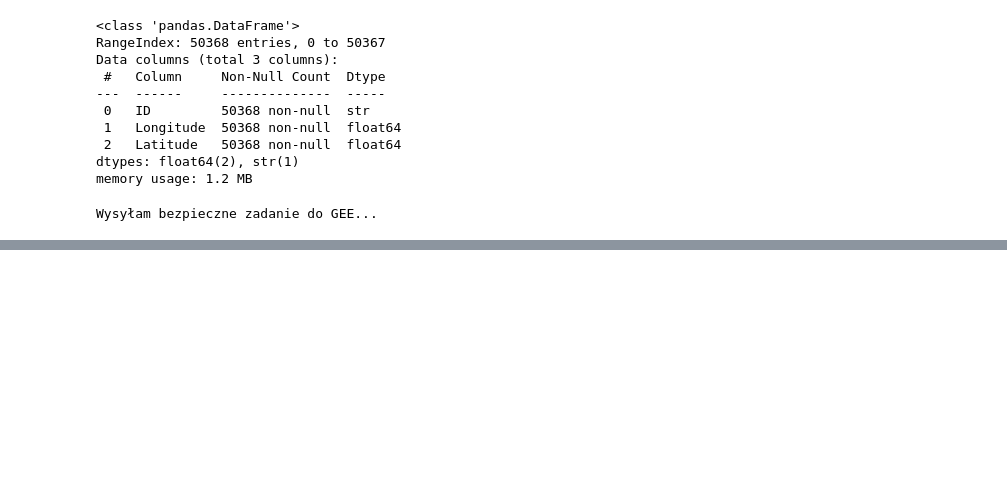
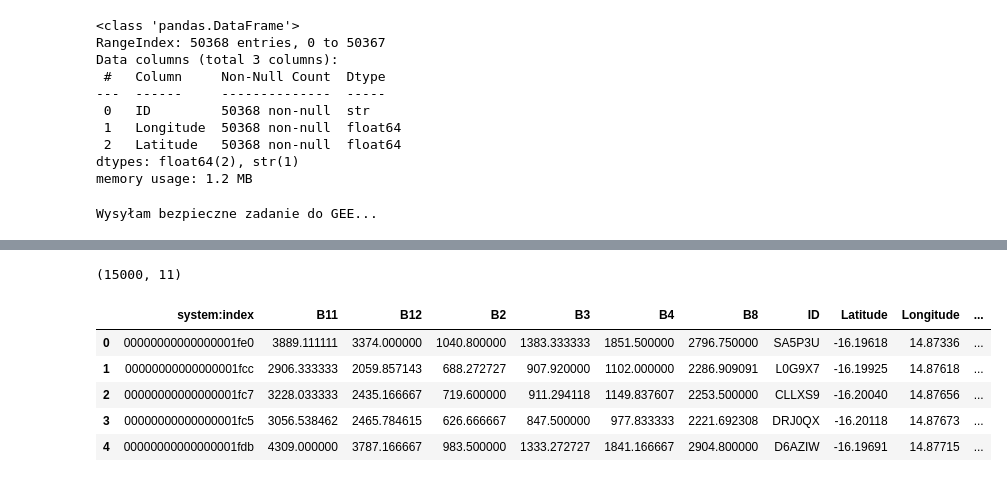
Before and after one commit to lucknera/projekt_interdyscyplinarny, a Jupyter notebook: models/olek-fe.ipynb, the cells around one changed output, grey strips where cells are left out. Cells and saved outputs as stored; diff of their text form; code cells hidden in the pictures; blank space fills up the shorter version.

```diff
--- a/models/olek-fe.ipynb
+++ b/models/olek-fe.ipynb
@@ -545,0 +558,12 @@ Wysyłam bezpieczne zadanie do GEE...
+# %%
+EE_df2 = pd.read_csv('../features/EE_data/dane_satelitarne_gleba_50k_second_part.csv')
+print(EE_df2.shape)
+EE_df2.head()
+# %% [output]
+(15000, 11)
+|  | system:index | B11 | B12 | B2 | B3 | B4 | B8 | ID | Latitude | Longitude | ... |
+| 0 | 00000000000000001fe0 | 3889.111111 | 3374.000000 | 1040.800000 | 1383.333333 | 1851.500000 | 2796.750000 | SA5P3U | -16.19618 | 14.87336 | ... |
+| 1 | 00000000000000001fcc | 2906.333333 | 2059.857143 | 688.272727 | 907.920000 | 1102.000000 | 2286.909091 | L0G9X7 | -16.19925 | 14.87618 | ... |
+| 2 | 00000000000000001fc7 | 3228.033333 | 2435.166667 | 719.600000 | 911.294118 | 1149.837607 | 2253.500000 | CLLXS9 | -16.20040 | 14.87656 | ... |
+| 3 | 00000000000000001fc5 | 3056.538462 | 2465.784615 | 626.666667 | 847.500000 | 977.833333 | 2221.692308 | DRJ0QX | -16.20118 | 14.87673 | ... |
+| 4 | 00000000000000001fdb | 4309.000000 | 3787.166667 | 983.500000 | 1333.272727 | 1841.166667 | 2904.800000 | D6AZIW | -16.19691 | 14.87715 | ... |
```
Also changed, not shown: parts of 9 cells of this notebook, 2 other files.
